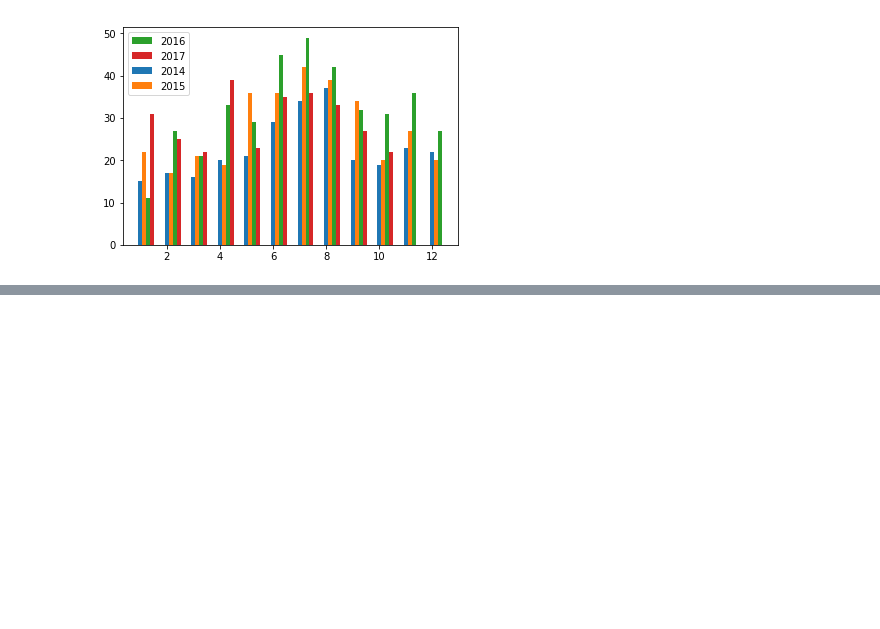
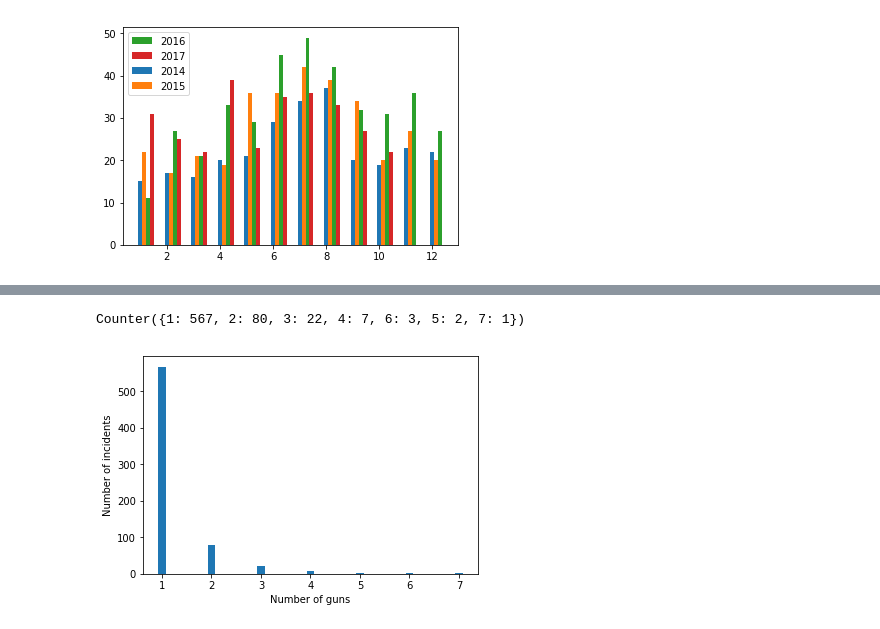
Before and after one commit to BlueEyedHush/us-mass-shootings, a Jupyter notebook: gva-analysis/Gun Violence Archive analysis.ipynb, the cells around one changed output, grey strips where cells are left out. Drawn from its saved outputs; the diff is of its cells as text; code cells hidden in the pictures; blank space fills up the shorter version.

```diff
--- a/gva-analysis/Gun Violence Archive analysis.ipynb
+++ b/gva-analysis/Gun Violence Archive analysis.ipynb
@@ -133,0 +170,19 @@ plt.show()
+# %%
+numberGunsInAccident = map(lambda x: len(x), gunsByAccident)
+countedNumberGunsInAccident= Counter(numberGunsInAccident)
+sortedNumberGunsInAccident = sorted(countedNumberGunsInAccident.items(), key=lambda x: x[0])
+print(countedNumberGunsInAccident)
+
+numberOfGunsKey = list(map(lambda x: x[0], sortedNumberGunsInAccident))
+numberOfGunsValues = list(map(lambda x: x[1], sortedNumberGunsInAccident))
+
+fig, ax = plt.subplots()
+subplot = ax.bar(range(1, len(numberOfGunsKey)+1), numberOfGunsValues, width)
+ax.set_xticks(range(1, len(numberOfGunsKey)+1))
+ax.set_ylabel('Number of incidents')
+ax.set_xlabel('Number of guns')
+# ax.set_xticklabels(gunTypeKey, rotation=90)
+plt.show()
+# %% [output]
+Counter({1: 567, 2: 80, 3: 22, 4: 7, 6: 3, 5: 2, 7: 1})
+[figure, added]
```
Also changed, not shown: parts of 2 cells of this notebook.
